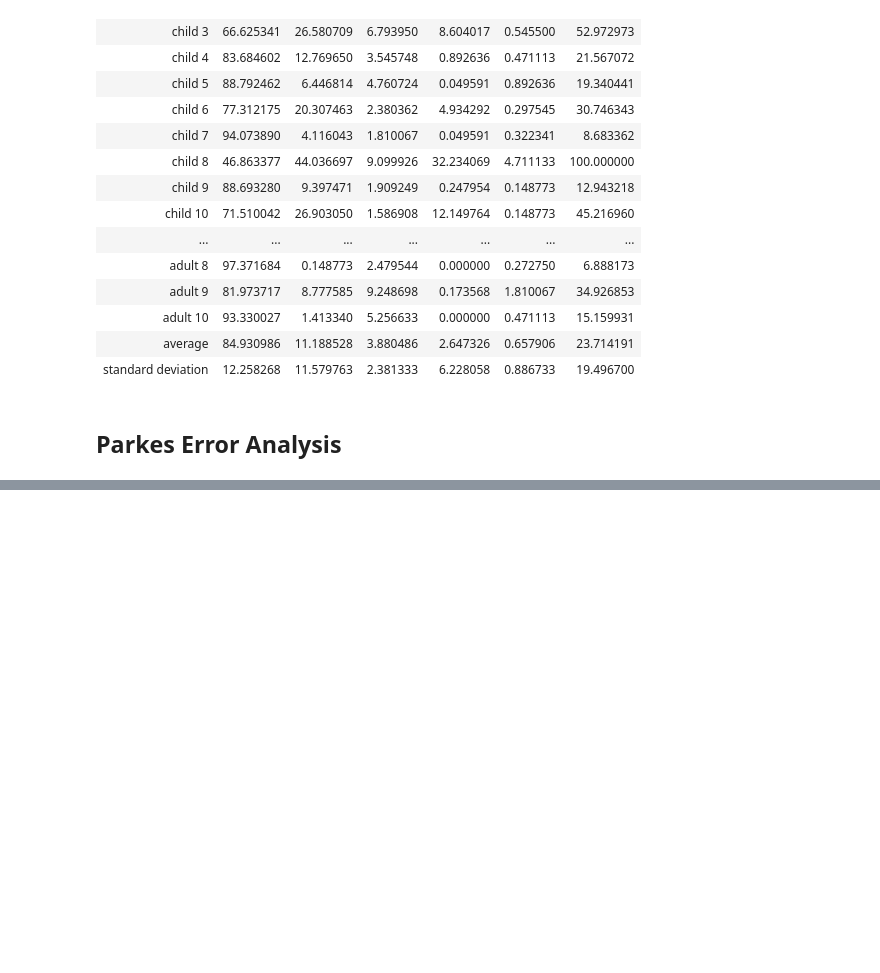
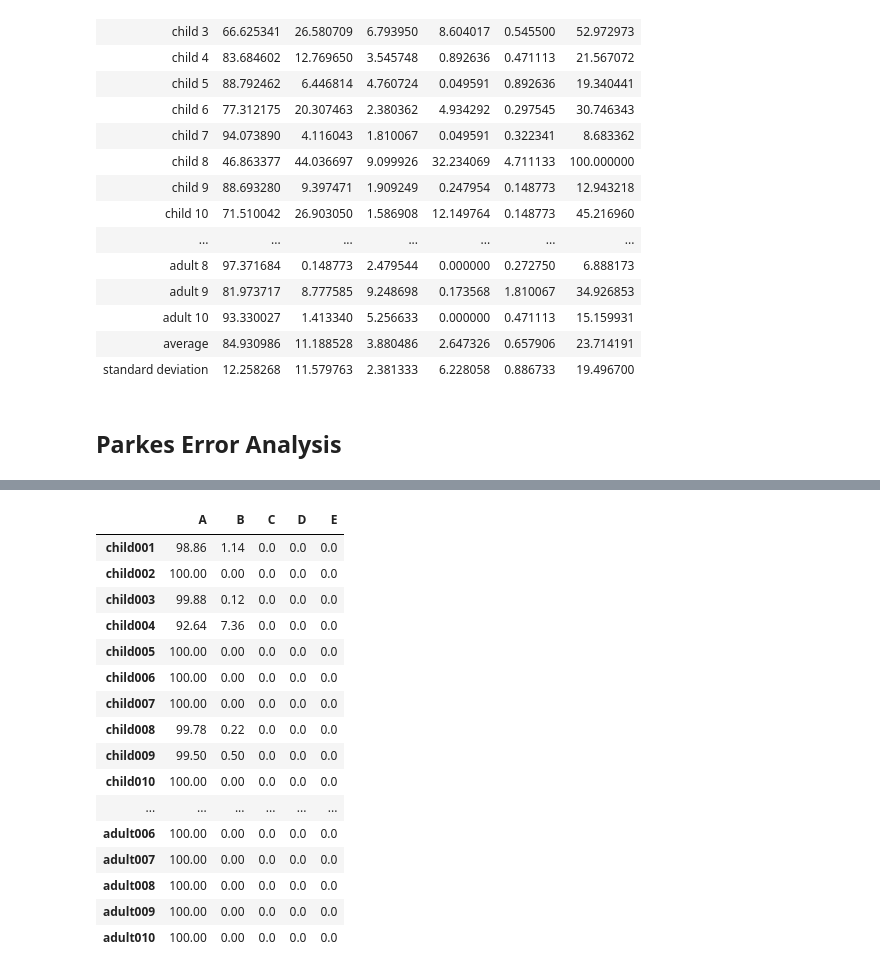
Before and after one commit to tscreven/AIDFramework, a Jupyter notebook: in_silico_simulation_analysis.ipynb, the cells around one changed output, grey strips where cells are left out. Drawn from its saved outputs; the diff is of its cells as text; code cells hidden in the pictures; blank space fills up the shorter version.

```diff
--- a/in_silico_simulation_analysis.ipynb
+++ b/in_silico_simulation_analysis.ipynb
@@ -284,0 +308,21 @@ user_parkes_grid("child008")
+# %%
+df = pd.DataFrame.from_dict(js_ref_users, orient='index', columns=['A', 'B', 'C', 'D', 'E'])
+display(df)
+# %% [output]
+|  | A | B | C | D | E |
+| child001 | 98.86 | 1.14 | 0.0 | 0.0 | 0.0 |
+| child002 | 100.00 | 0.00 | 0.0 | 0.0 | 0.0 |
+| child003 | 99.88 | 0.12 | 0.0 | 0.0 | 0.0 |
+| child004 | 92.64 | 7.36 | 0.0 | 0.0 | 0.0 |
+| child005 | 100.00 | 0.00 | 0.0 | 0.0 | 0.0 |
+| child006 | 100.00 | 0.00 | 0.0 | 0.0 | 0.0 |
+| child007 | 100.00 | 0.00 | 0.0 | 0.0 | 0.0 |
+| child008 | 99.78 | 0.22 | 0.0 | 0.0 | 0.0 |
+| child009 | 99.50 | 0.50 | 0.0 | 0.0 | 0.0 |
+| child010 | 100.00 | 0.00 | 0.0 | 0.0 | 0.0 |
+| ... | ... | ... | ... | ... | ... |
+| adult006 | 100.00 | 0.00 | 0.0 | 0.0 | 0.0 |
+| adult007 | 100.00 | 0.00 | 0.0 | 0.0 | 0.0 |
+| adult008 | 100.00 | 0.00 | 0.0 | 0.0 | 0.0 |
+| adult009 | 100.00 | 0.00 | 0.0 | 0.0 | 0.0 |
+| adult010 | 100.00 | 0.00 | 0.0 | 0.0 | 0.0 |
```
Also changed, not shown: parts of 3 cells of this notebook.
